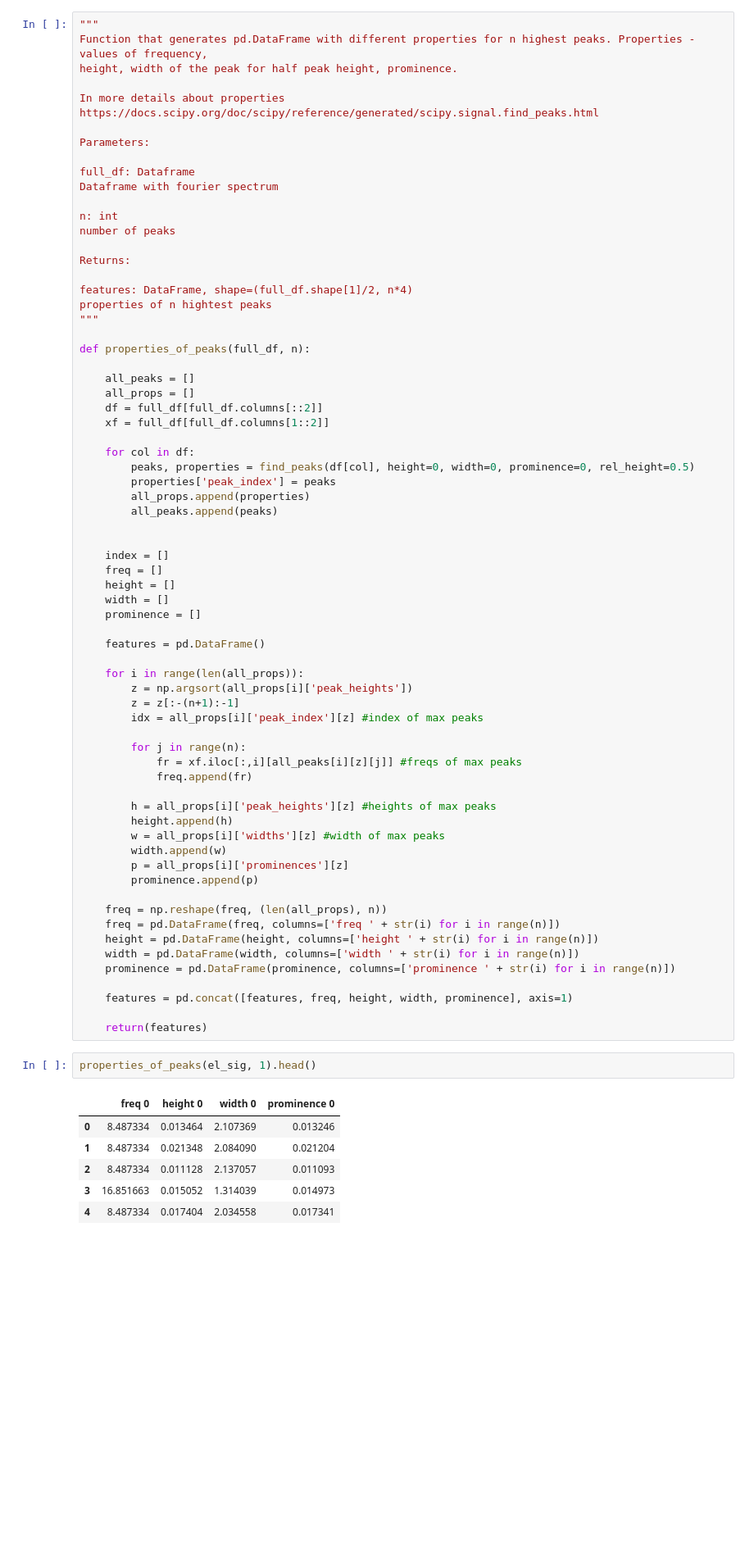
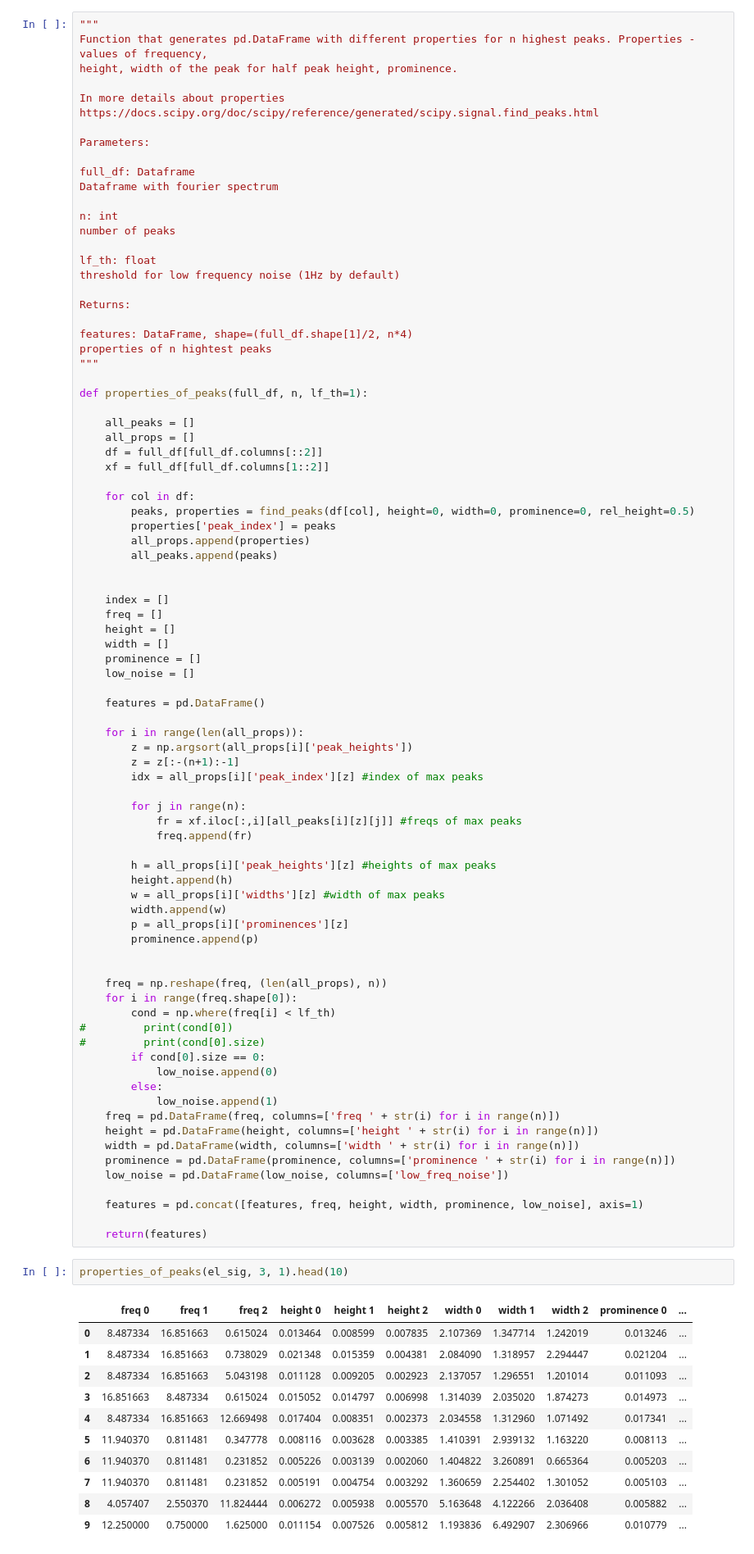
Before and after one commit to DersUzala/FFT, a Jupyter notebook: Features generation.ipynb, the cells around one changed output. Shown: that part at 82% size. Saved outputs shown, nothing was run; the diff lists cells and outputs as text; blank space fills up the shorter version.

```diff
--- a/Features generation.ipynb
+++ b/Features generation.ipynb
@@ -94,13 +95,16 @@ Dataframe with fourier spectrum
 n: int
 number of peaks
 
+lf_th: float
+threshold for low frequency noise (1Hz by default)
+
 Returns:
 
 features: DataFrame, shape=(full_df.shape[1]/2, n*4)
 properties of n hightest peaks
 """
 
-def properties_of_peaks(full_df, n):
+def properties_of_peaks(full_df, n, lf_th=1):
 
     all_peaks = []
     all_props = []
@@ -119,6 +123,7 @@ def properties_of_peaks(full_df, n):
     height = []
     width = []
     prominence = []
+    low_noise = []
 
     features = pd.DataFrame()
 
@@ -138,24 +143,39 @@ def properties_of_peaks(full_df, n):
         p = all_props[i]['prominences'][z]
         prominence.append(p)
 
+
     freq = np.reshape(freq, (len(all_props), n))
+    for i in range(freq.shape[0]):
+        cond = np.where(freq[i] < lf_th)
+#         print(cond[0])
+#         print(cond[0].size)
+        if cond[0].size == 0:
+            low_noise.append(0)
+        else:
+            low_noise.append(1)
     freq = pd.DataFrame(freq, columns=['freq ' + str(i) for i in range(n)])
     height = pd.DataFrame(height, columns=['height ' + str(i) for i in range(n)])
     width = pd.DataFrame(width, columns=['width ' + str(i) for i in range(n)])
     prominence = pd.DataFrame(prominence, columns=['prominence ' + str(i) for i in range(n)])
+    low_noise = pd.DataFrame(low_noise, columns=['low_freq_noise'])
 
-    features = pd.concat([features, freq, height, width, prominence], axis=1)
+    features = pd.concat([features, freq, height, width, prominence, low_noise], axis=1)
 
     return(features)
 # %%
-properties_of_peaks(el_sig, 1).head()
+properties_of_peaks(el_sig, 3, 1).head(10)
 # %% [output]
-|  | freq 0 | height 0 | width 0 | prominence 0 |
-| 0 | 8.487334 | 0.013464 | 2.107369 | 0.013246 |
-| 1 | 8.487334 | 0.021348 | 2.084090 | 0.021204 |
-| 2 | 8.487334 | 0.011128 | 2.137057 | 0.011093 |
-| 3 | 16.851663 | 0.015052 | 1.314039 | 0.014973 |
-| 4 | 8.487334 | 0.017404 | 2.034558 | 0.017341 |
+|  | freq 0 | freq 1 | freq 2 | height 0 | height 1 | height 2 | width 0 | width 1 | width 2 | prominence 0 | ... |
+| 0 | 8.487334 | 16.851663 | 0.615024 | 0.013464 | 0.008599 | 0.007835 | 2.107369 | 1.347714 | 1.242019 | 0.013246 | ... |
+| 1 | 8.487334 | 16.851663 | 0.738029 | 0.021348 | 0.015359 | 0.004381 | 2.084090 | 1.318957 | 2.294447 | 0.021204 | ... |
+| 2 | 8.487334 | 16.851663 | 5.043198 | 0.011128 | 0.009205 | 0.002923 | 2.137057 | 1.296551 | 1.201014 | 0.011093 | ... |
+| 3 | 16.851663 | 8.487334 | 0.615024 | 0.015052 | 0.014797 | 0.006998 | 1.314039 | 2.035020 | 1.874273 | 0.014973 | ... |
+| 4 | 8.487334 | 16.851663 | 12.669498 | 0.017404 | 0.008351 | 0.002373 | 2.034558 | 1.312960 | 1.071492 | 0.017341 | ... |
+| 5 | 11.940370 | 0.811481 | 0.347778 | 0.008116 | 0.003628 | 0.003385 | 1.410391 | 2.939132 | 1.163220 | 0.008113 | ... |
+| 6 | 11.940370 | 0.811481 | 0.231852 | 0.005226 | 0.003139 | 0.002060 | 1.404822 | 3.260891 | 0.665364 | 0.005203 | ... |
+| 7 | 11.940370 | 0.811481 | 0.231852 | 0.005191 | 0.004754 | 0.003292 | 1.360659 | 2.254402 | 1.301052 | 0.005103 | ... |
+| 8 | 4.057407 | 2.550370 | 11.824444 | 0.006272 | 0.005938 | 0.005570 | 5.163648 | 4.122266 | 2.036408 | 0.005882 | ... |
+| 9 | 12.250000 | 0.750000 | 1.625000 | 0.011154 | 0.007526 | 0.005812 | 1.193836 | 6.492907 | 2.306966 | 0.010779 | ... |
 # %%
 """
 Function that generates final pd.DataFrame with all features
```
Also changed, not shown: parts of 3 cells of this notebook.
